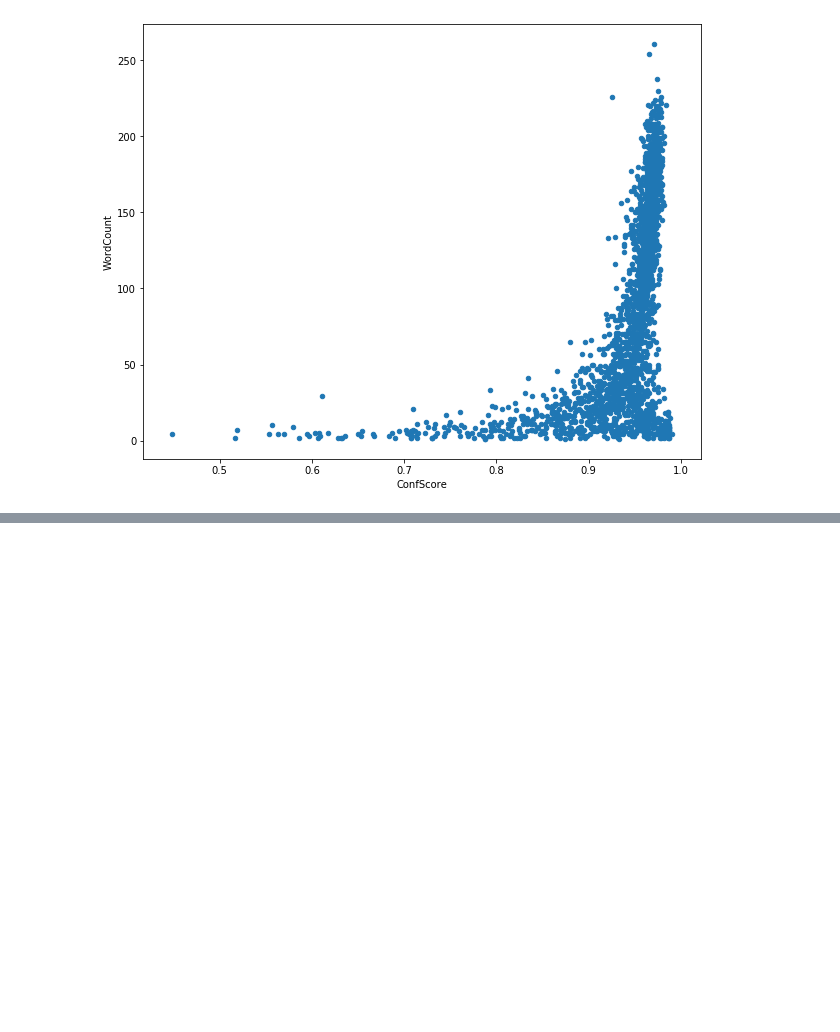
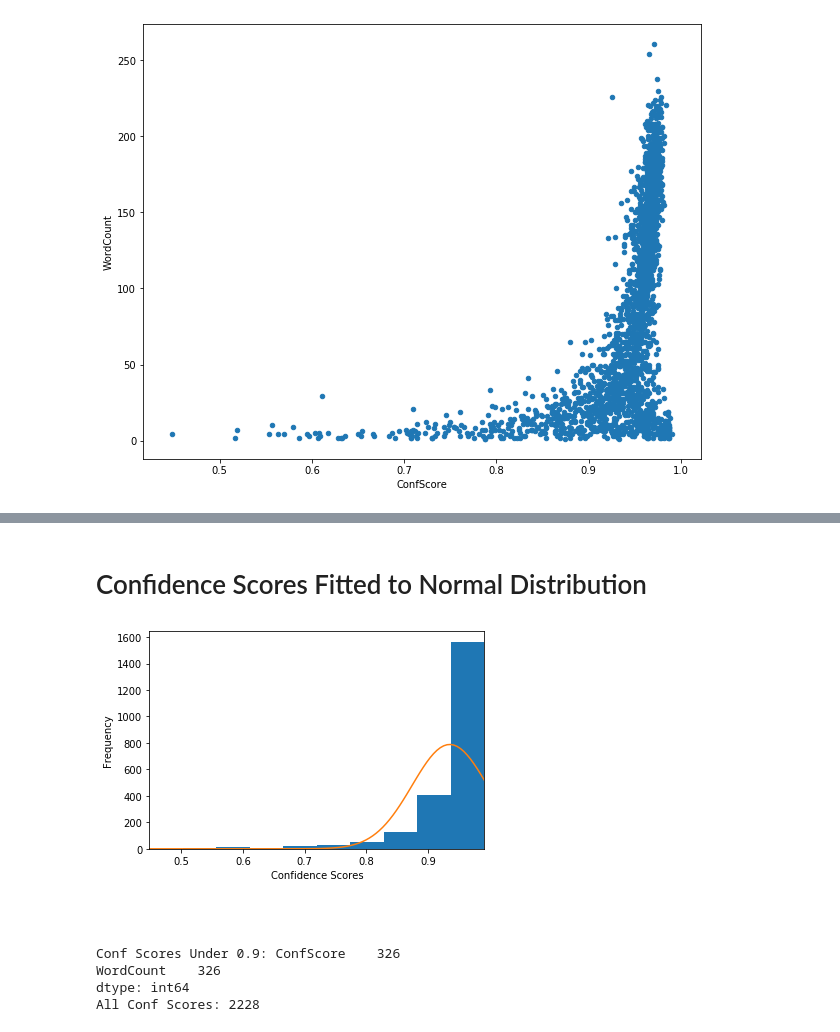
Before and after one commit to UNCG-CSE/Podknow, a Jupyter notebook: src/notebooks/PodcastConfidenceScores.ipynb, the cells around one changed output, grey strips where cells are left out. Drawn from its saved outputs; the diff is of its cells as text; code cells hidden in the pictures; blank space fills up the shorter version.

Commit message:
pnorm distr

```diff
--- a/src/notebooks/PodcastConfidenceScores.ipynb
+++ b/src/notebooks/PodcastConfidenceScores.ipynb
@@ -207,0 +210,34 @@ TypeError: _parse_args() got an unexpected keyword argument 'y1'
+# %% [markdown]
+# Confidence Scores Fitted to Normal Distribution
+# %%
+from scipy.stats import norm
+import matplotlib.pyplot as plt
+
+confData = pdf_conf["ConfScore"]
+plt.figure(1)
+result = plt.hist(confData)
+plt.xlim((min(confData)), max(confData))
+
+confMean = np.mean(confData)
+confVar = np.var(confData)
+confSigma = np.sqrt(confVar)
+confX = np.linspace(min(confData), max(confData), 100)
+confDx = result[1][1] - result[1][0]
+confPltScale = len(confData)*confDx
+
+plt.plot(confX, norm.pdf(confX, confMean, confSigma)*confPltScale)
+plt.xlabel("Confidence Scores")
+plt.ylabel("Frequency")
+plt.show()
+# %% [output]
+[figure, added]
+# %% [markdown]
+#
+# %%
+print("Conf Scores Under 0.9: " + str(pdf_conf[pdf_conf["ConfScore"]<0.9].count()))
+print("All Conf Scores: " + str(len(pdf_conf["ConfScore"])))
+# %% [output]
+Conf Scores Under 0.9: ConfScore    326
+WordCount    326
+dtype: int64
+All Conf Scores: 2228
```
Also changed, not shown: parts of 3 cells of this notebook.
